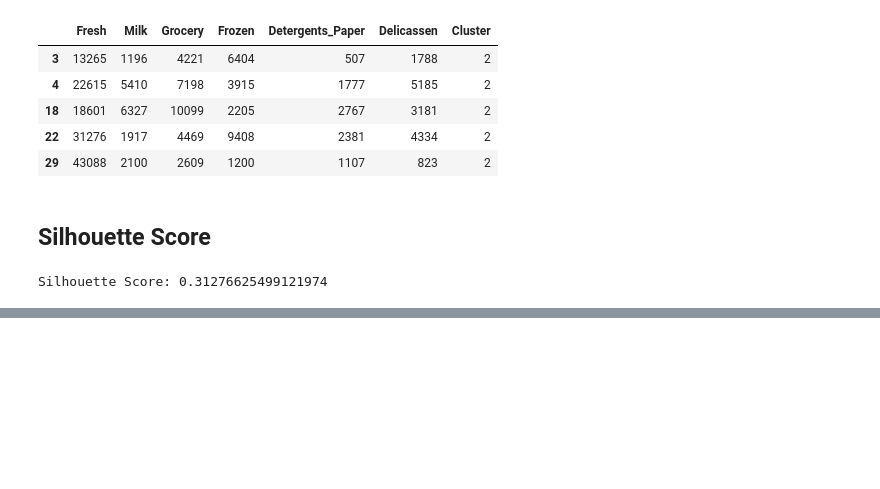
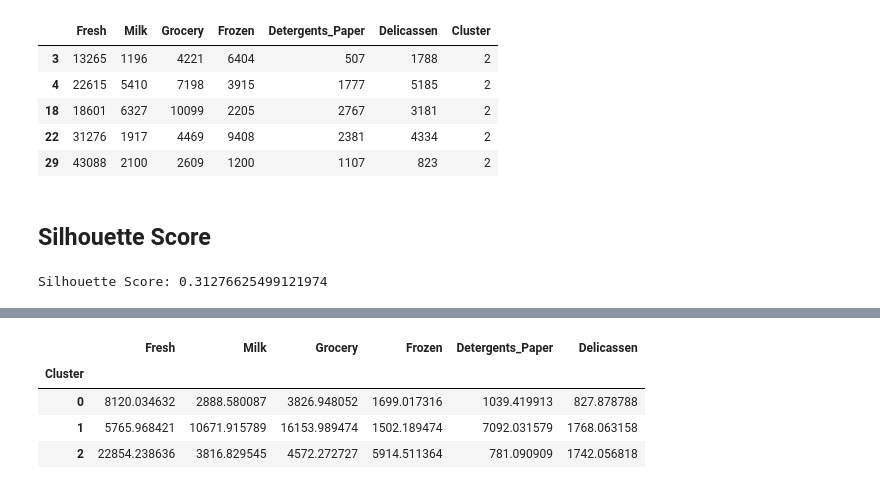
Before and after one commit to SobiaNoorAI/Wholesale-Customer-Segmentation-and-Spending-Behavior-Analysis-By-ML, a Jupyter notebook: K_Means_Clustering_Wholesale_Customers.ipynb, the cells around one changed output, grey strips where cells are left out. Cells and saved outputs as stored; diff of their text form; code cells hidden in the pictures; blank space fills up the shorter version.

```diff
--- a/K_Means_Clustering_Wholesale_Customers.ipynb
+++ b/K_Means_Clustering_Wholesale_Customers.ipynb
@@ -291,0 +305,10 @@ Silhouette Score: 0.31276625499121974
+# %%
+# Analyze Clusters
+cluster_mean=Wholesale_df_filtered.groupby("Cluster").mean()
+cluster_mean
+# %% [output]
+|  | Fresh | Milk | Grocery | Frozen | Detergents_Paper | Delicassen |
+| Cluster |  |  |  |  |  |  |
+| 0 | 8120.034632 | 2888.580087 | 3826.948052 | 1699.017316 | 1039.419913 | 827.878788 |
+| 1 | 5765.968421 | 10671.915789 | 16153.989474 | 1502.189474 | 7092.031579 | 1768.063158 |
+| 2 | 22854.238636 | 3816.829545 | 4572.272727 | 5914.511364 | 781.090909 | 1742.056818 |
```
Also changed, not shown: parts of 4 cells of this notebook.
